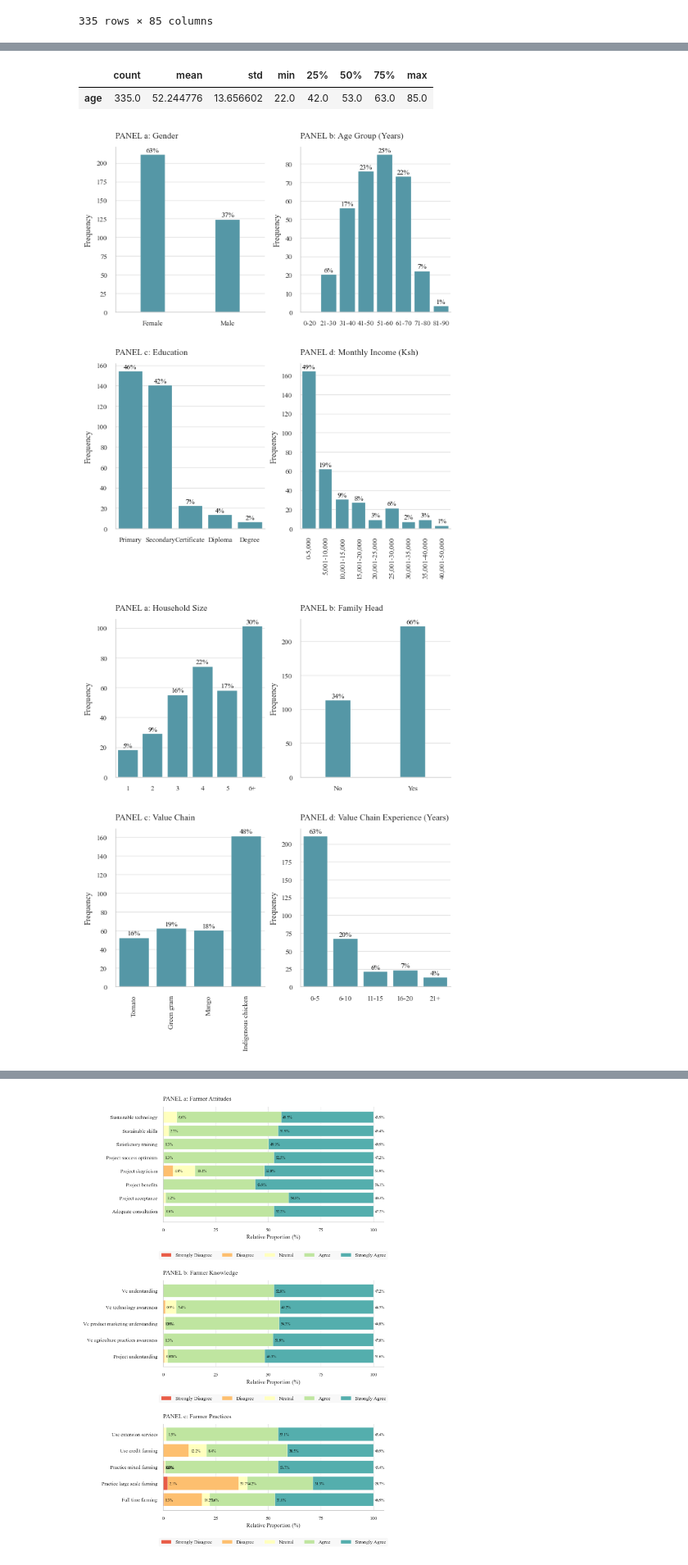
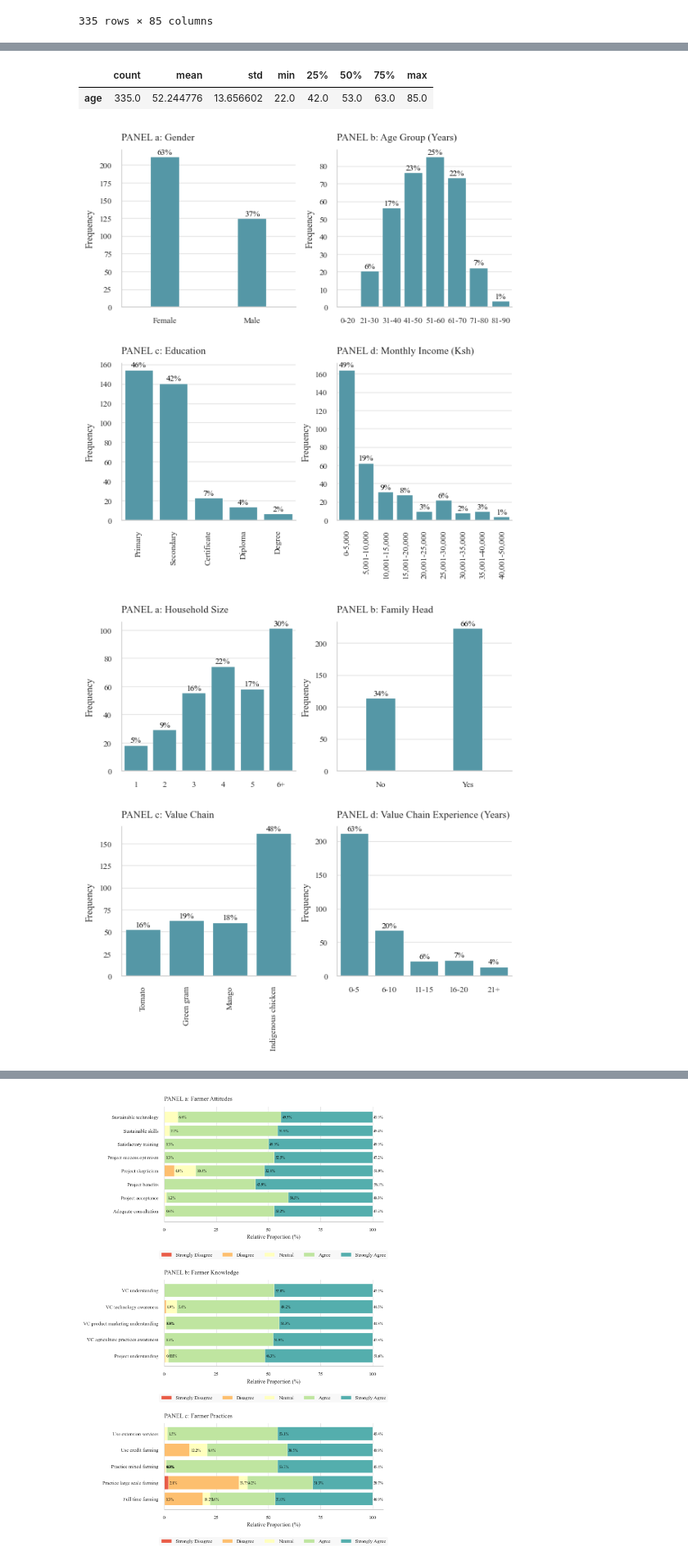
Before and after one commit to StephKisee/narigp-farmer-impact-study, a Jupyter notebook: notebooks/notebook.ipynb, the cells around one changed output, grey strips where cells are left out. Shown at 82% size. Drawn from its saved outputs; the diff is of its cells as text; code cells hidden in the pictures.

```diff
--- a/notebooks/notebook.ipynb
+++ b/notebooks/notebook.ipynb
@@ -225,13 +383,17 @@ display(ward_counts_melted)
 
 # Bar chart comparing Sample vs Returned (staggered)
 fig, ax = plt.subplots(figsize=(6, 3))
-sns.barplot(data=ward_counts_melted, x='Ward', y='Count', hue='Type', palette=palette[:2], ax=ax)
-# sns.barplot(data=ward_counts_melted, x='Ward', y='Count', hue='Type', width=0.33, ax=ax)
-ax.set_title('Sample vs Returned', y=1.02, loc='left')
+
+sns.barplot(data=ward_counts_melted, x='Ward', y='Count', hue='Type', palette=palette[:2], width=0.4, ax=ax)
+
+for p in ax.patches:
+    ax.annotate(f"{p.get_height():.0f}", (p.get_x() + p.get_width() / 2., p.get_height()), ha='center', va='center', fontsize=8, color='black', xytext=(0, 5), textcoords='offset points')
+
+ax.set_title('Sample vs Returned', y=1.12, loc='left')
 ax.set_xlabel('')
-# ax.set_ylabel('Count')
-ax.set_ylabel('')
-ax.legend(loc='upper center', ncol=2, bbox_to_anchor=(0.5, 1.05))
+ax.set_ylabel('Count')
+# ax.set_ylabel('')
+ax.legend(loc='upper center', ncol=2, bbox_to_anchor=(0.5, 1.1))
 sns.despine()
 plt.show()
 # %% [output]
@@ -264,7 +426,7 @@ narig_dfs['survey_df']['income_group'] = pd.cut(narig_dfs['survey_df']['monthly_
 narig_dfs['survey_df']['vc_experience_binned'] = pd.cut(narig_dfs['survey_df']['vc_experience'], bins=[0, 5, 10, 15, 20, np.inf], labels=['0-5', '6-10', '11-15', '16-20', '21+'])
 
 # Plot age groups
-fig, ax = plt.subplots(2, 2, figsize=(5.75, 7), gridspec_kw={'hspace': 0.1})
+fig, ax = plt.subplots(2, 2, figsize=(5.75, 6), gridspec_kw={'hspace': 0.1})
 
 sns.countplot(data=narig_dfs['survey_df'], x='gender', width=0.33, ax=ax[0,0], color=palette[0])
 sns.countplot(data=narig_dfs['survey_df'], x='age_group', ax=ax[0,1], color=palette[0])
@@ -304,12 +466,13 @@ ax[1,1].set_ylabel('Frequency')
 # ax[1].set_ylabel('')
 # ax[2].set_ylabel('')
 
+ax[1,0].set_xticklabels(ax[1,0].get_xticklabels(), rotation=90)
 ax[1,1].set_xticklabels(ax[1,1].get_xticklabels(), rotation=90)
 
 sns.despine()
 plt.show()
 
-fig, ax = plt.subplots(2, 2, figsize=(5.75, 7), gridspec_kw={'hspace': 0.1})
+fig, ax = plt.subplots(2, 2, figsize=(5.75, 6), gridspec_kw={'hspace': 0.1})
 
 sns.countplot(data=narig_dfs['survey_df'], x='household_size', ax=ax[0,0], color=palette[0])
 sns.countplot(data=narig_dfs['survey_df'], x='family_head', width=0.33, ax=ax[0,1], color=palette[0])
@@ -318,35 +481,35 @@ sns.countplot(data=narig_dfs['survey_df'], x='value_chain',
 sns.countplot(data=narig_dfs['survey_df'], x='vc_experience_binned', ax=ax[1,1], color=palette[0])
 
 # Annotate the plots with percentages
 for i in range(2):
     for j in range(2):
         for p in ax[i,j].patches:
             ax[i,j].annotate(f"{p.get_height() / narig_dfs['survey_df'].shape[0] * 100:.0f}%", (p.get_x() + p.get_width() / 2., p.get_height()), ha='center', va='center', fontsize=8, color='black', xytext=(0, 5), textcoords='offset points')
 
 ax[0,0].set_title('PANEL a: Household Size', y=1.02, loc='left')
 ax[0,1].set_title('PANEL b: Family Head', y=1.02, loc='left')
 ax[1,0].set_title('PANEL c: Value Chain', y=1.02, loc='left')
 ax[1,1].set_title('PANEL d: Value Chain Experience (Years)', y=1.02, loc='left')
 
 ax[0,0].set_xlabel('')
 ax[0,1].set_xlabel('')
 ax[1,0].set_xlabel('')
 ax[1,1].set_xlabel('')
 ax[0,0].set_ylabel('Frequency')
 ax[0,1].set_ylabel('Frequency')
 ax[1,0].set_ylabel('Frequency')
 ax[1,1].set_ylabel('Frequency')
 
 
 ax[1,0].set_xticklabels(ax[1,0].get_xticklabels(), rotation=90)
 
 sns.despine()
 plt.show()
 # %% [output]
 |  | count | mean | std | min | 25% | 50% | 75% | max |
 | age | 335.0 | 52.244776 | 13.656602 | 22.0 | 42.0 | 53.0 | 63.0 | 85.0 |
-[figure, old version]
+[figure, new version]
-[figure, old version]
+[figure, new version]
 # %%
 df = narig_dfs['survey_df']
 
```
Also changed, not shown: parts of 20 cells of this notebook, 1 other file.
